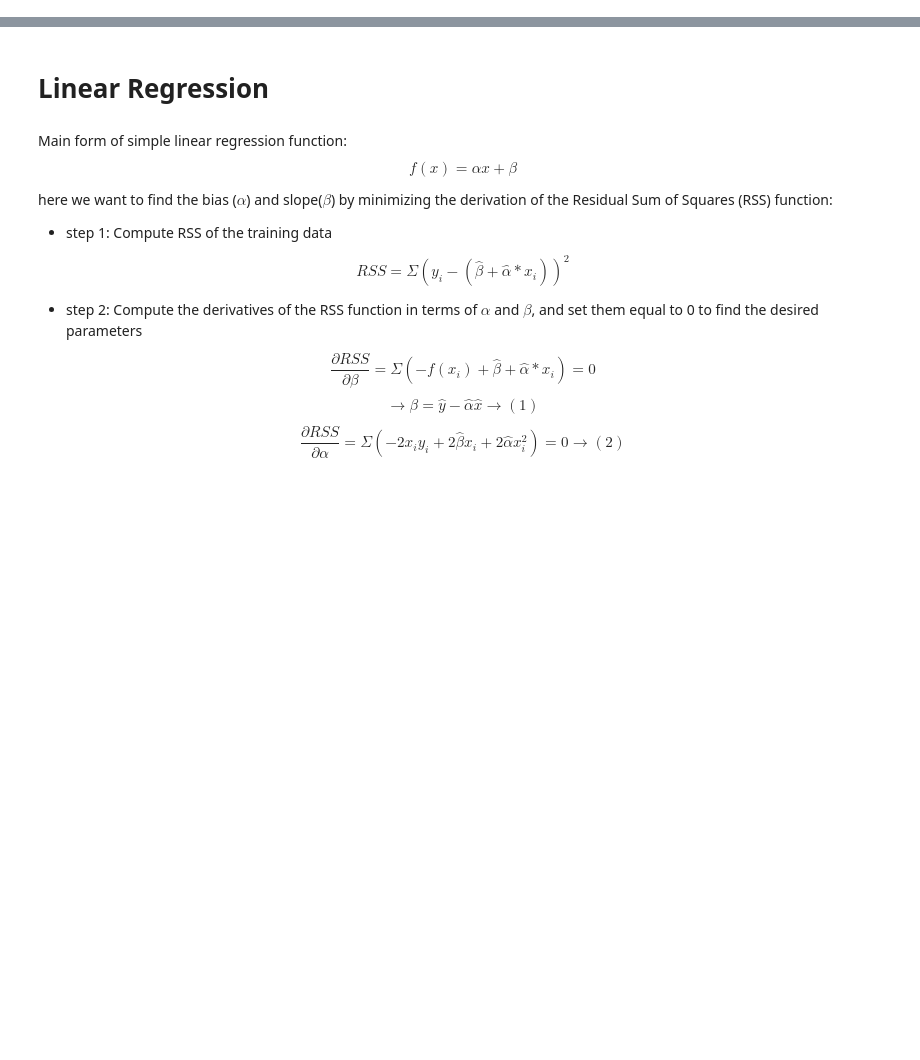
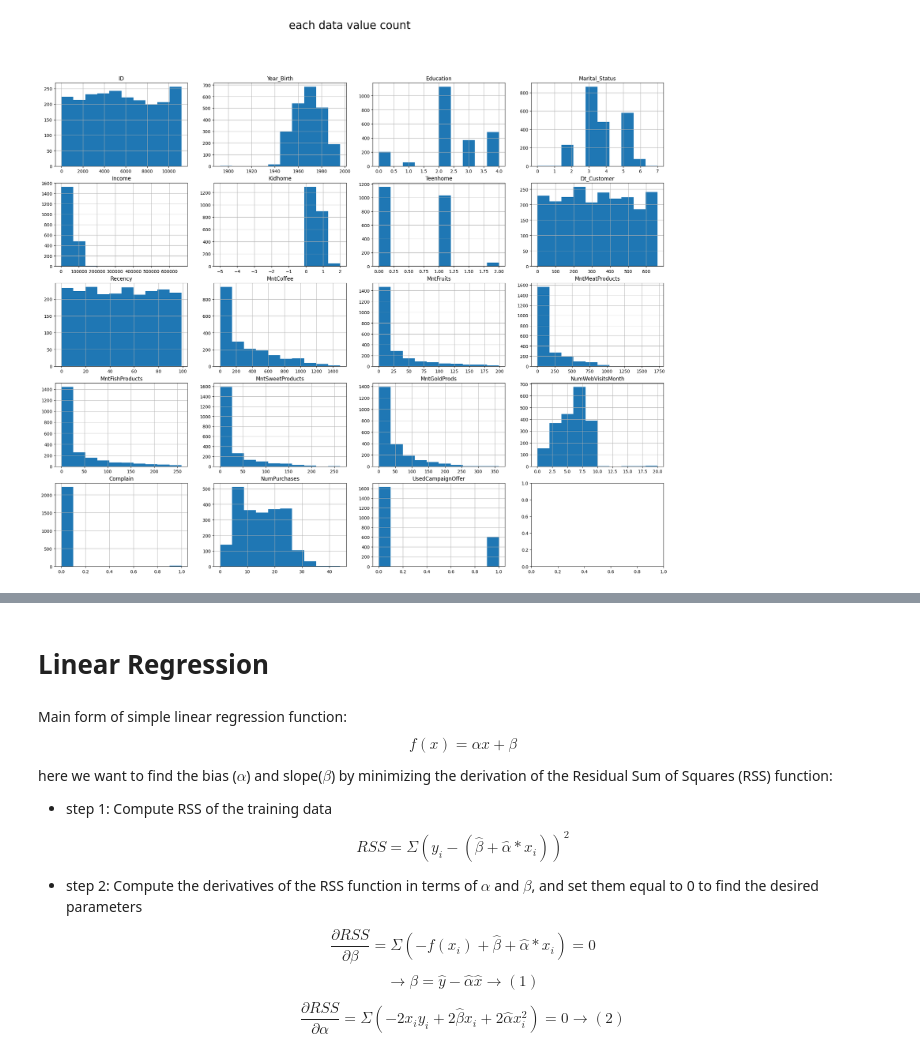
Before and after one commit to amiralirahimii/Artificial-Intelligence-Course-Projects-F2024, a Jupyter notebook: AI-CA4.ipynb, the cells around one changed output, grey strips where cells are left out. Cells and saved outputs as stored; diff of their text form; code cells hidden in the pictures; blank space fills up the shorter version.

```diff
--- a/AI-CA4.ipynb
+++ b/AI-CA4.ipynb
@@ -43,3 +118,15 @@ for feature, corr in top_four_features.items():
+# %%
+def draw_histograms(df, title):
+    fig, axs = plt.subplots(5, 4)
+    fig.suptitle(title, fontsize=25)
+    fig.set_figheight(20)
+    fig.set_figwidth(25)
+    i=0
+    for col in df.columns:
+        df[col].hist(ax=axs[int(i/4)][(i%4)])
+        axs[int(i/4)][(i%4)].set_title(col)
+        i += 1
+    plt.show()
 # %%
 for feature, corr in top_four_features.items():
     plt.figure(figsize=(15, 5))
@@ -49,3 +141,7 @@ for feature, corr in top_four_features.items():
+# %%
+draw_histograms(marketingDataDFEncoded, "each data value count")
+# %% [output]
+[figure, added]
 # %%
 for feature, corr in top_four_features.items():
     plt.figure()
```
Also changed, not shown: parts of 37 cells of this notebook, 1 other file.
